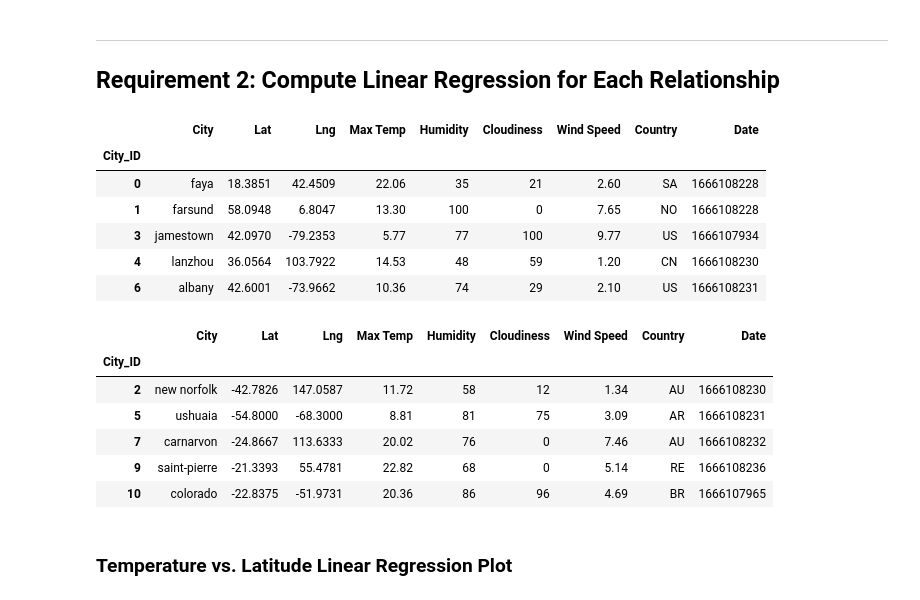
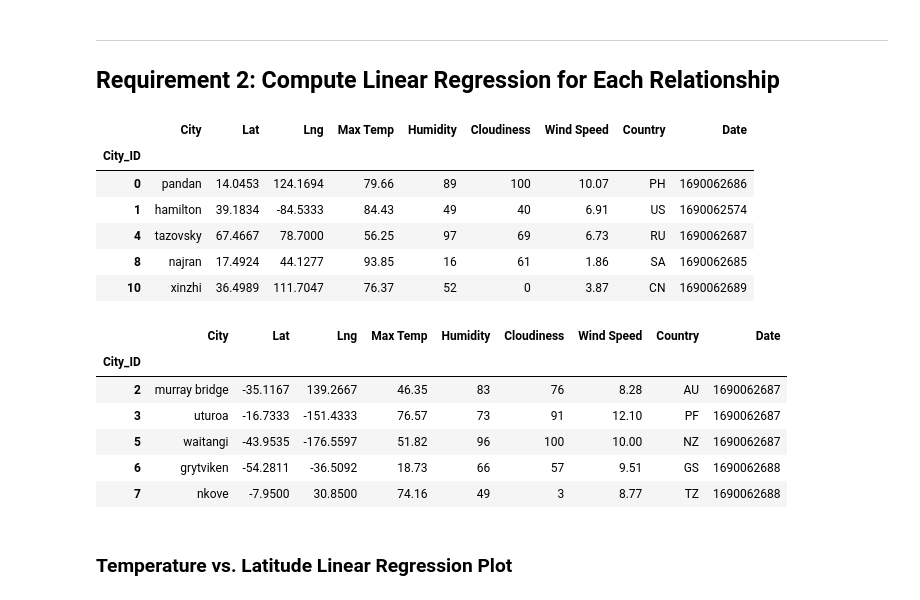
Before and after one commit to vasquezr8/python-api-challenge, a Jupyter notebook: WeatherPy/WeatherPy.ipynb, the cells around one changed output. Saved outputs shown, nothing was run; the diff lists cells and outputs as text; code cells hidden in the pictures.

```diff
--- a/WeatherPy/WeatherPy.ipynb
+++ b/WeatherPy/WeatherPy.ipynb
@@ -301,31 +301,31 @@ plt.show()
 # YOUR CODE HERE
 # %%
 # Create a DataFrame with the Northern Hemisphere data (Latitude >= 0)
-# YOUR CODE HERE
+northern_hemi_df = city_data_df.loc[(city_data_df["Lat"] >= 0), :]
 
 # Display sample data
 northern_hemi_df.head()
 # %% [output]
 |  | City | Lat | Lng | Max Temp | Humidity | Cloudiness | Wind Speed | Country | Date |
 | City_ID |  |  |  |  |  |  |  |  |  |
-| 0 | faya | 18.3851 | 42.4509 | 22.06 | 35 | 21 | 2.60 | SA | 1666108228 |
-| 1 | farsund | 58.0948 | 6.8047 | 13.30 | 100 | 0 | 7.65 | NO | 1666108228 |
-| 3 | jamestown | 42.0970 | -79.2353 | 5.77 | 77 | 100 | 9.77 | US | 1666107934 |
-| 4 | lanzhou | 36.0564 | 103.7922 | 14.53 | 48 | 59 | 1.20 | CN | 1666108230 |
-| 6 | albany | 42.6001 | -73.9662 | 10.36 | 74 | 29 | 2.10 | US | 1666108231 |
+| 0 | pandan | 14.0453 | 124.1694 | 79.66 | 89 | 100 | 10.07 | PH | 1690062686 |
+| 1 | hamilton | 39.1834 | -84.5333 | 84.43 | 49 | 40 | 6.91 | US | 1690062574 |
+| 4 | tazovsky | 67.4667 | 78.7000 | 56.25 | 97 | 69 | 6.73 | RU | 1690062687 |
+| 8 | najran | 17.4924 | 44.1277 | 93.85 | 16 | 61 | 1.86 | SA | 1690062685 |
+| 10 | xinzhi | 36.4989 | 111.7047 | 76.37 | 52 | 0 | 3.87 | CN | 1690062689 |
 # %%
 # Create a DataFrame with the Southern Hemisphere data (Latitude < 0)
-# YOUR CODE HERE
+southern_hemi_df = city_data_df.loc[(city_data_df["Lat"] < 0), :]
 
 # Display sample data
 southern_hemi_df.head()
 # %% [output]
 |  | City | Lat | Lng | Max Temp | Humidity | Cloudiness | Wind Speed | Country | Date |
 | City_ID |  |  |  |  |  |  |  |  |  |
-| 2 | new norfolk | -42.7826 | 147.0587 | 11.72 | 58 | 12 | 1.34 | AU | 1666108230 |
-| 5 | ushuaia | -54.8000 | -68.3000 | 8.81 | 81 | 75 | 3.09 | AR | 1666108231 |
-| 7 | carnarvon | -24.8667 | 113.6333 | 20.02 | 76 | 0 | 7.46 | AU | 1666108232 |
-| 9 | saint-pierre | -21.3393 | 55.4781 | 22.82 | 68 | 0 | 5.14 | RE | 1666108236 |
-| 10 | colorado | -22.8375 | -51.9731 | 20.36 | 86 | 96 | 4.69 | BR | 1666107965 |
+| 2 | murray bridge | -35.1167 | 139.2667 | 46.35 | 83 | 76 | 8.28 | AU | 1690062687 |
+| 3 | uturoa | -16.7333 | -151.4333 | 76.57 | 73 | 91 | 12.10 | PF | 1690062687 |
+| 5 | waitangi | -43.9535 | -176.5597 | 51.82 | 96 | 100 | 10.00 | NZ | 1690062687 |
+| 6 | grytviken | -54.2811 | -36.5092 | 18.73 | 66 | 57 | 9.51 | GS | 1690062688 |
+| 7 | nkove | -7.9500 | 30.8500 | 74.16 | 49 | 3 | 8.77 | TZ | 1690062688 |
 # %% [markdown]
 ###  Temperature vs. Latitude Linear Regression Plot
```
Also changed, not shown: parts of 16 cells of this notebook.
